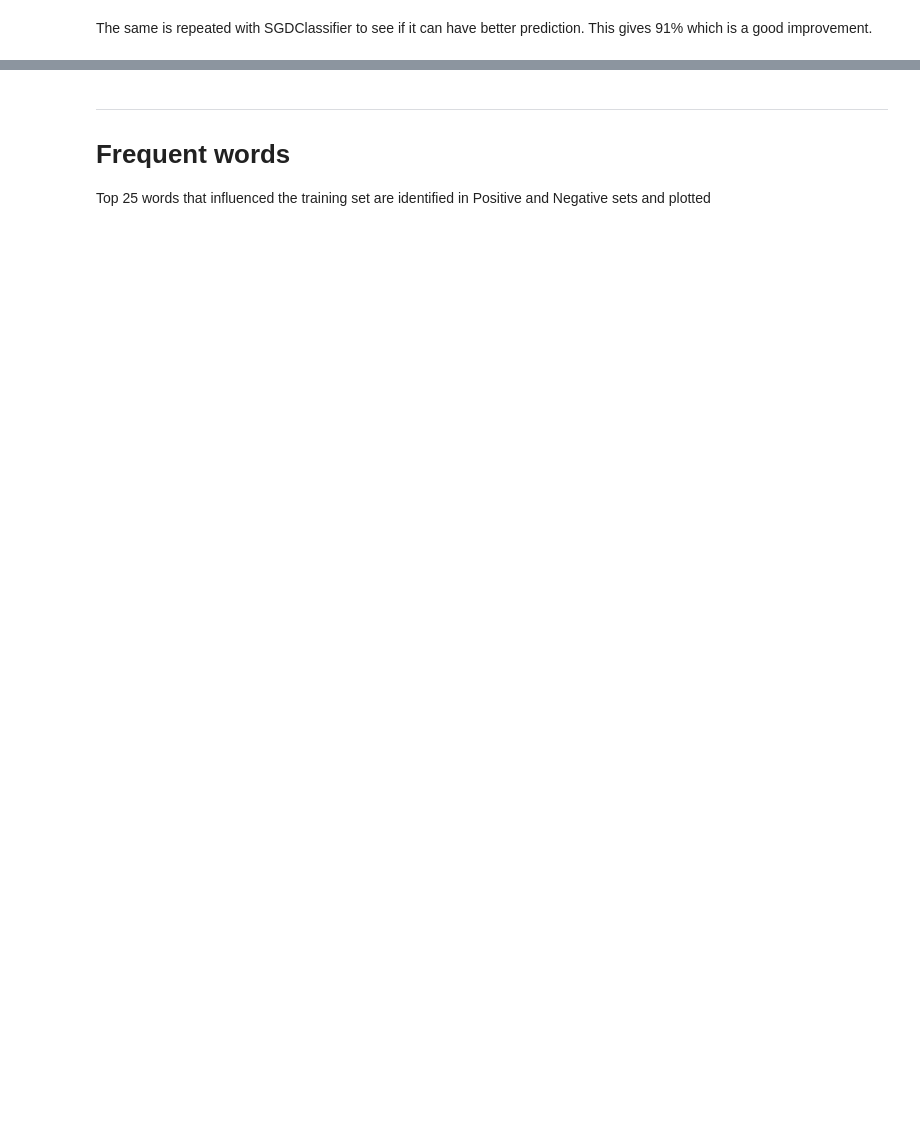
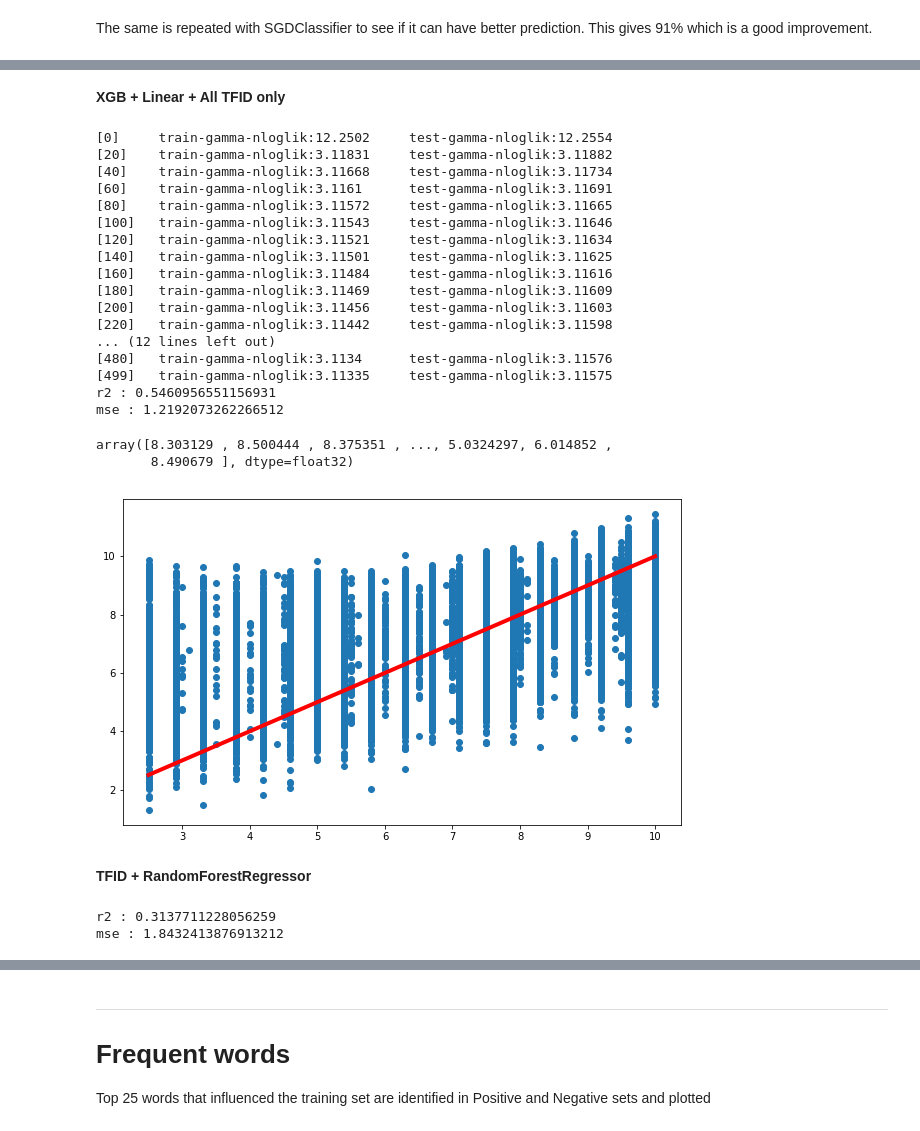
Before and after one commit to suchig/Hotel-Reviews, a Jupyter notebook: Hotel_Review_prediction.ipynb, the cells around one changed output, grey strips where cells are left out. Cells and saved outputs as stored; diff of their text form; code cells hidden in the pictures; blank space fills up the shorter version.

```diff
--- a/Hotel_Review_prediction.ipynb
+++ b/Hotel_Review_prediction.ipynb
@@ -180,0 +350,70 @@ accuracy_score(y_test,svm_y_pred)
+# %%
+def fit_and_infer(X_train,y_train,X_test,y_test,num_round=500,linear=True):
+  xgb_train = xgb.DMatrix(X_train,label=y_train)
+  xgb_x_test = xgb.DMatrix(X_test,label=y_test)
+
+  if linear==True:
+    xgb_params = {
+        'verbosity' : 0,
+        'objective': 'reg:gamma',
+        'nthread': 5,
+        'max_depth':5
+    }
+  else:
+    xgb_params = {
+        #'verbosity' : 0,
+        #'max_depth': 5,
+        'objective': 'multi:softprob',
+        'num_class': 9,
+        'nthread':5
+    }
+    num_round=50
+
+  watchlist = [(xgb_train, 'train'), (xgb_x_test, 'test')]
+
+  clf = xgb.train(xgb_params, xgb_train, num_round, watchlist,verbose_eval=20)
+  y_pred = clf.predict(xgb_x_test)
+  if linear == True:
+    print("r2 :",r2_score(y_test,y_pred))
+    print("mse :",mean_squared_error(y_test,y_pred))
+  #else:
+    #print("accuracy :",accuracy_score(y_test,y_pred))
+
+    plt.figure(figsize=(10,6))
+    plt.scatter(y_test,y_pred);
+    plt.plot([y_test.min(), y_test.max()], [y_test.min(), y_test.max()], c='r',lw=4);
+  return y_pred
+# %% [markdown]
+**XGB + Linear + All TFID only**
+# %%
+sparse_X_train, sparse_X_test, sparse_Y_train, sparse_Y_test = train_test_split(
+    tfid_total_reorg, hotels['Reviewer_Score'],random_state=27)
+
+sc = StandardScaler(with_mean=False)
+sparse_X_train = sc.fit_transform(sparse_X_train)
+sparse_X_test = sc.transform(sparse_X_test)
+
+fit_and_infer(sparse_X_train,sparse_Y_train,sparse_X_test,sparse_Y_test )
+# %% [output]
+[0]     train-gamma-nloglik:12.2502     test-gamma-nloglik:12.2554
+[20]    train-gamma-nloglik:3.11831     test-gamma-nloglik:3.11882
+[40]    train-gamma-nloglik:3.11668     test-gamma-nloglik:3.11734
+[60]    train-gamma-nloglik:3.1161      test-gamma-nloglik:3.11691
+[80]    train-gamma-nloglik:3.11572     test-gamma-nloglik:3.11665
+[100]   train-gamma-nloglik:3.11543     test-gamma-nloglik:3.11646
+[120]   train-gamma-nloglik:3.11521     test-gamma-nloglik:3.11634
+[140]   train-gamma-nloglik:3.11501     test-gamma-nloglik:3.11625
+[160]   train-gamma-nloglik:3.11484     test-gamma-nloglik:3.11616
+[180]   train-gamma-nloglik:3.11469     test-gamma-nloglik:3.11609
+[200]   train-gamma-nloglik:3.11456     test-gamma-nloglik:3.11603
+[220]   train-gamma-nloglik:3.11442     test-gamma-nloglik:3.11598
+... (12 lines left out)
+[480]   train-gamma-nloglik:3.1134      test-gamma-nloglik:3.11576
+[499]   train-gamma-nloglik:3.11335     test-gamma-nloglik:3.11575
+r2 : 0.5460956551156931
+mse : 1.2192073262266512
+array([8.303129 , 8.500444 , 8.375351 , ..., 5.0324297, 6.014852 ,
+       8.490679 ], dtype=float32)
+[figure, added]
+# %% [markdown]
+**TFID + RandomForestRegressor**
@@ -180,0 +434,7 @@ accuracy_score(y_test,svm_y_pred)
+# %%
+from sklearn.ensemble import RandomForestRegressor
+
+fit_and_predict_random(sparse_X_train,sparse_Y_train,sparse_X_test,sparse_Y_test)
+# %% [output]
+r2 : 0.3137711228056259
+mse : 1.8432413876913212
```
Also changed, not shown: parts of 77 cells of this notebook.
